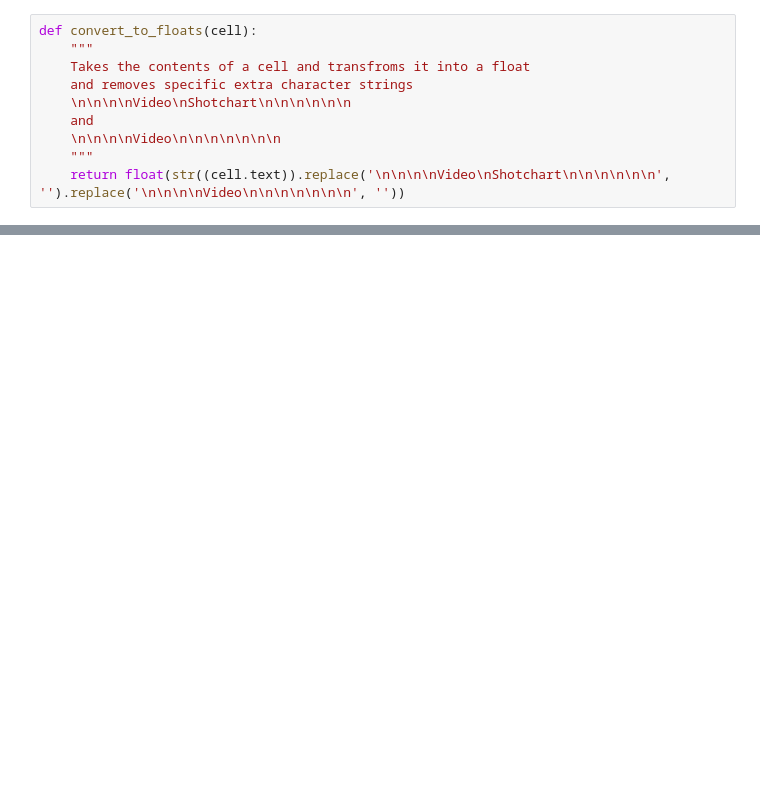
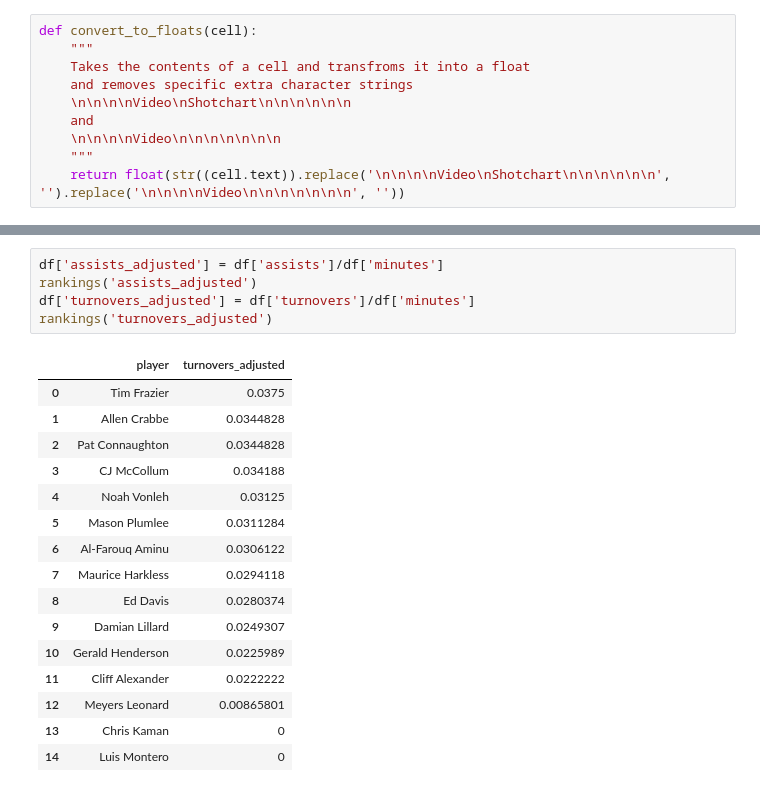
Before and after one commit to tiffanydevine/blzrs, a Jupyter notebook: BLZR player stats table 2015.ipynb, the cells around one changed output, grey strips where cells are left out. Cells and saved outputs as stored; diff of their text form; blank space fills up the shorter version.

```diff
--- a/BLZR player stats table 2015.ipynb
+++ b/BLZR player stats table 2015.ipynb
@@ -172,0 +262,22 @@ df
+# %%
+df['assists_adjusted'] = df['assists']/df['minutes']
+rankings('assists_adjusted')
+df['turnovers_adjusted'] = df['turnovers']/df['minutes']
+rankings('turnovers_adjusted')
+# %% [output]
+|  | player | turnovers_adjusted |
+| 0 | Tim Frazier | 0.0375 |
+| 1 | Allen Crabbe | 0.0344828 |
+| 2 | Pat Connaughton | 0.0344828 |
+| 3 | CJ McCollum | 0.034188 |
+| 4 | Noah Vonleh | 0.03125 |
+| 5 | Mason Plumlee | 0.0311284 |
+| 6 | Al-Farouq Aminu | 0.0306122 |
+| 7 | Maurice Harkless | 0.0294118 |
+| 8 | Ed Davis | 0.0280374 |
+| 9 | Damian Lillard | 0.0249307 |
+| 10 | Gerald Henderson | 0.0225989 |
+| 11 | Cliff Alexander | 0.0222222 |
+| 12 | Meyers Leonard | 0.00865801 |
+| 13 | Chris Kaman | 0 |
+| 14 | Luis Montero | 0 |
```
Also changed, not shown: parts of 16 cells of this notebook, 2 other files.
